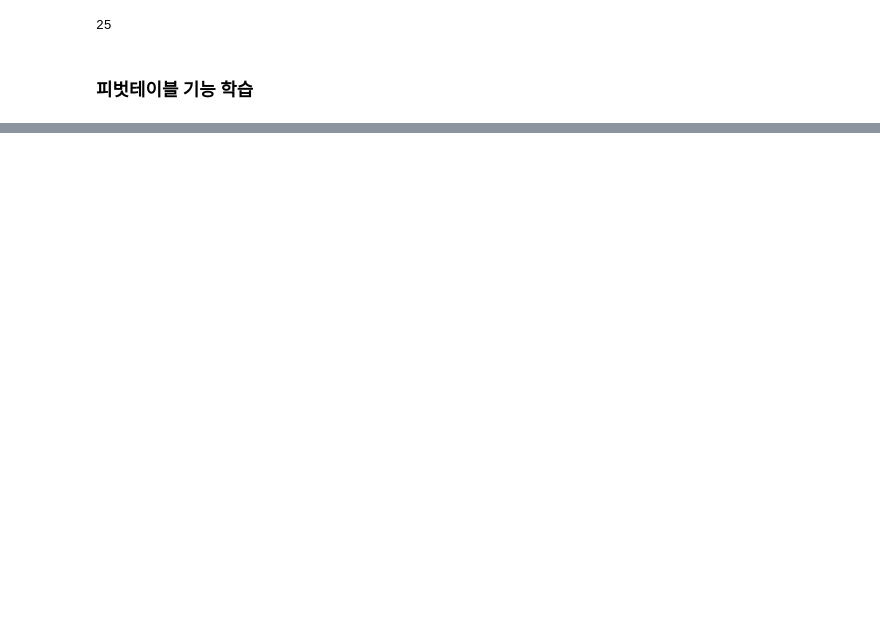
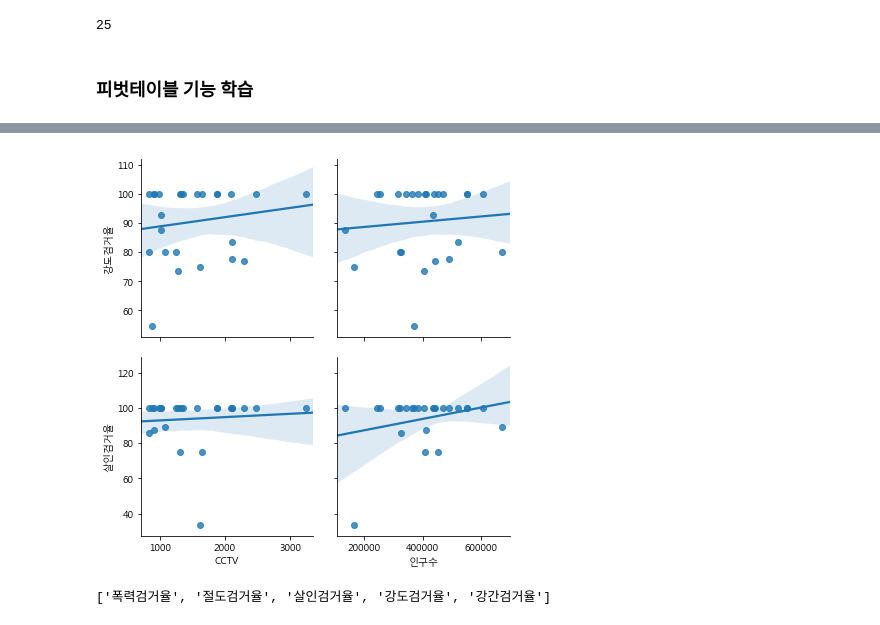
Before and after one commit to ChiHoonOH/python_analysis, a Jupyter notebook: basic_analysis/step2_pandas_advance_follum_seaborn_crime_pop_cctv/인구 대비 CCTV가 적은 지역은 범죄율이 높을 것이다..ipynb, the cells around one changed output, grey strips where cells are left out. Drawn from its saved outputs; the diff is of its cells as text; code cells hidden in the pictures; blank space fills up the shorter version.

```diff
--- a/basic_analysis/step2_pandas_advance_follum_seaborn_crime_pop_cctv/인구 대비 CCTV가 적은 지역은 범죄율이 높을 것이다..ipynb
+++ b/basic_analysis/step2_pandas_advance_follum_seaborn_crime_pop_cctv/인구 대비 CCTV가 적은 지역은 범죄율이 높을 것이다..ipynb
@@ -406,0 +701,6 @@ crime_per_police.to_csv('./data/crime_analysis_mid_save.csv', sep = ',', encodin
+# %%
+# 100% 데이터 때문에 관계성 파악이 애매하다.
+sns.pairplot(crime_anal_normal, x_vars=['CCTV','인구수'], y_vars=['강도검거율', '살인검거율'], kind='reg', size=3)
+plt.show()
+# %% [output]
+[figure, added]
@@ -406,0 +714,4 @@ crime_per_police.to_csv('./data/crime_analysis_mid_save.csv', sep = ',', encodin
+# %%
+target_col
+# %% [output]
+['폭력검거율', '절도검거율', '살인검거율', '강도검거율', '강간검거율']
```
Also changed, not shown: parts of 52 cells of this notebook, 8 other files.
